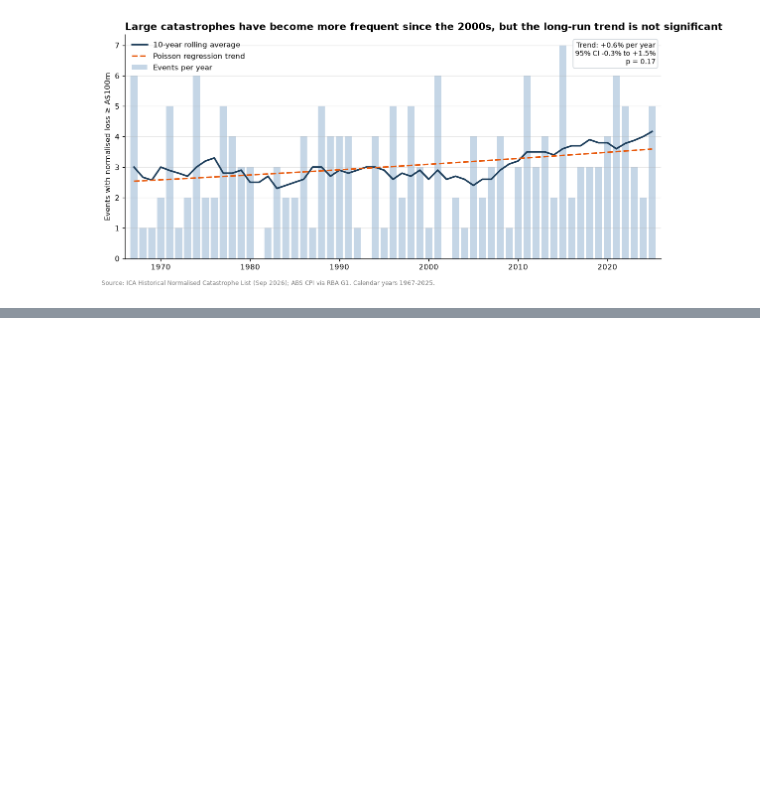
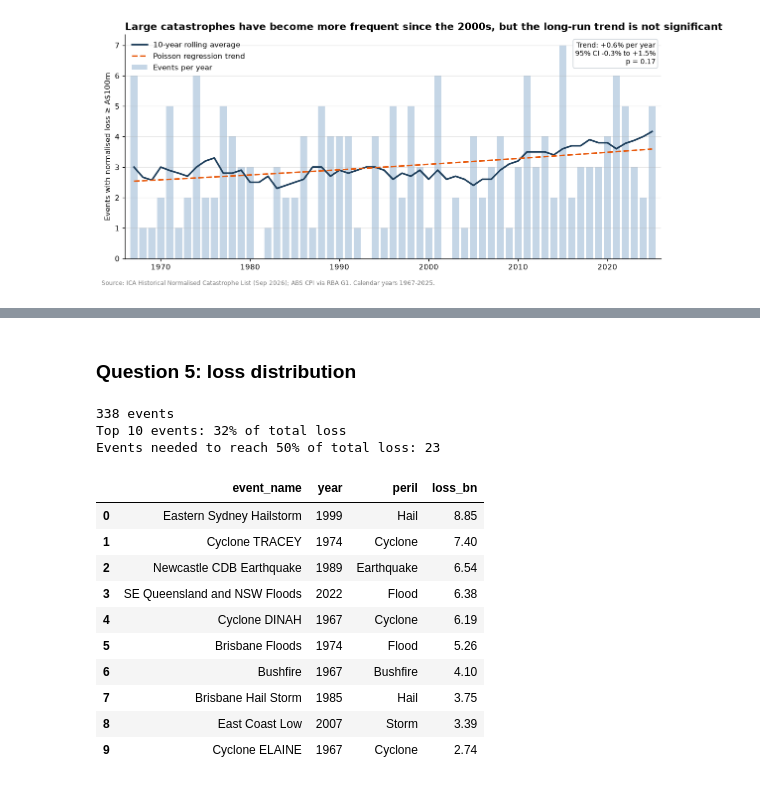
Before and after one commit to duogvuu/australian-catastrophe-loss-analysis, a Jupyter notebook: notebooks/02_analysis.ipynb, the cells around one changed output, grey strips where cells are left out. Drawn from its saved outputs; the diff is of its cells as text; code cells hidden in the pictures; blank space fills up the shorter version.

```diff
--- a/notebooks/02_analysis.ipynb
+++ b/notebooks/02_analysis.ipynb
@@ -456,0 +499,39 @@ plt.show()
+# %% [markdown]
+### Question 5: loss distribution
+# %%
+# Focus rate
+import matplotlib.ticker as mticker
+from scipy import optimize, stats
+
+losses = pd.read_sql(
+    """
+    SELECT event_name, year, peril, normalised_loss_2022 AS loss
+    FROM events
+    WHERE has_loss = 1 AND normalised_loss_2022 > 0
+    ORDER BY loss DESC
+    """,
+    conn,
+)
+
+# Cumulative share of total loss, events sorted from largest to smallest
+share = losses["loss"].cumsum() / losses["loss"].sum()
+
+print(f"{len(losses)} events")
+print(f"Top 10 events: {share.iloc[9]:.0%} of total loss")
+print(f"Events needed to reach 50% of total loss: {(share < 0.5).sum() + 1}")
+losses.head(10).assign(loss_bn=lambda d: (d["loss"] / 1e9).round(2)).drop(columns="loss")
+# %% [output]
+338 events
+Top 10 events: 32% of total loss
+Events needed to reach 50% of total loss: 23
+|  | event_name | year | peril | loss_bn |
+| 0 | Eastern Sydney Hailstorm | 1999 | Hail | 8.85 |
+| 1 | Cyclone TRACEY | 1974 | Cyclone | 7.40 |
+| 2 | Newcastle CDB Earthquake | 1989 | Earthquake | 6.54 |
+| 3 | SE Queensland and NSW Floods | 2022 | Flood | 6.38 |
+| 4 | Cyclone DINAH | 1967 | Cyclone | 6.19 |
+| 5 | Brisbane Floods | 1974 | Flood | 5.26 |
+| 6 | Bushfire | 1967 | Bushfire | 4.10 |
+| 7 | Brisbane Hail Storm | 1985 | Hail | 3.75 |
+| 8 | East Coast Low | 2007 | Storm | 3.39 |
+| 9 | Cyclone ELAINE | 1967 | Cyclone | 2.74 |
```
Also changed, not shown: parts of 3 cells of this notebook, 1 other file.
